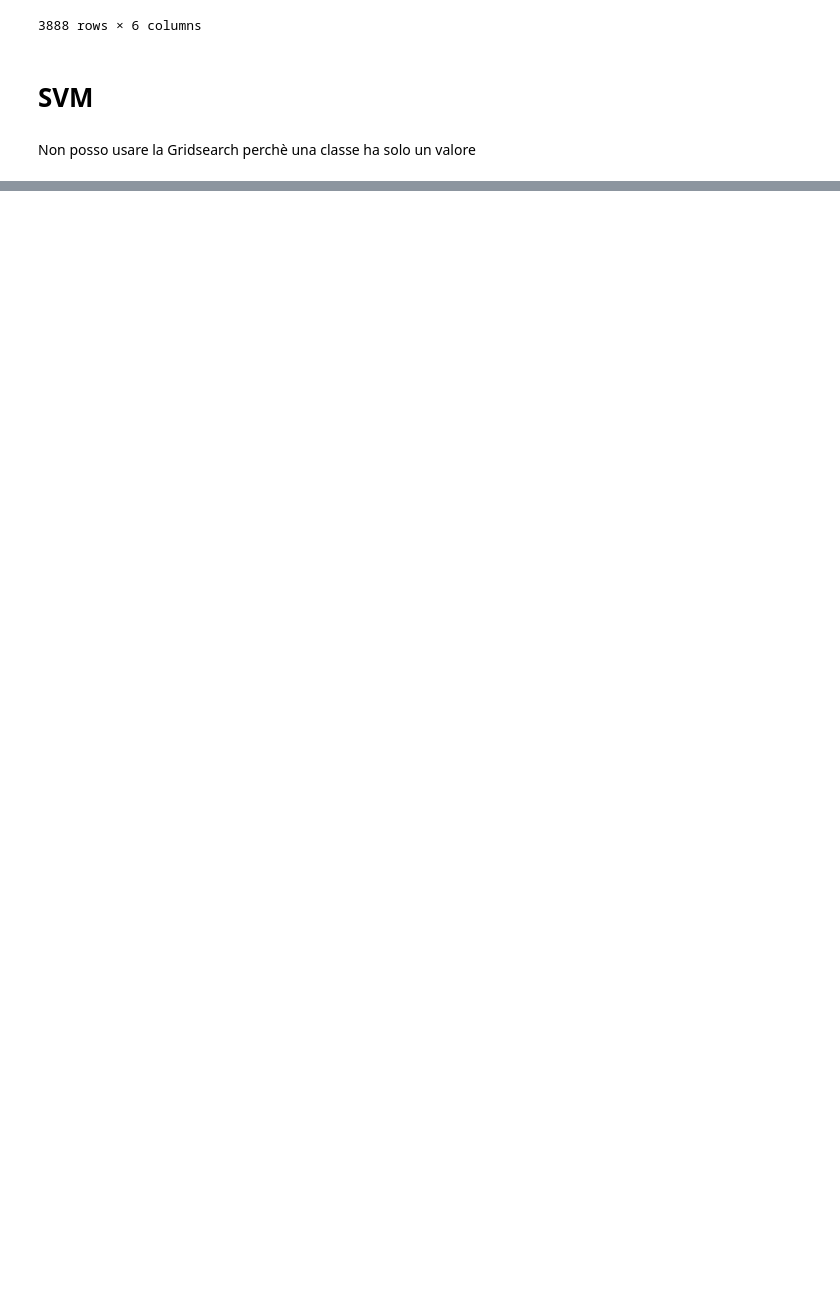
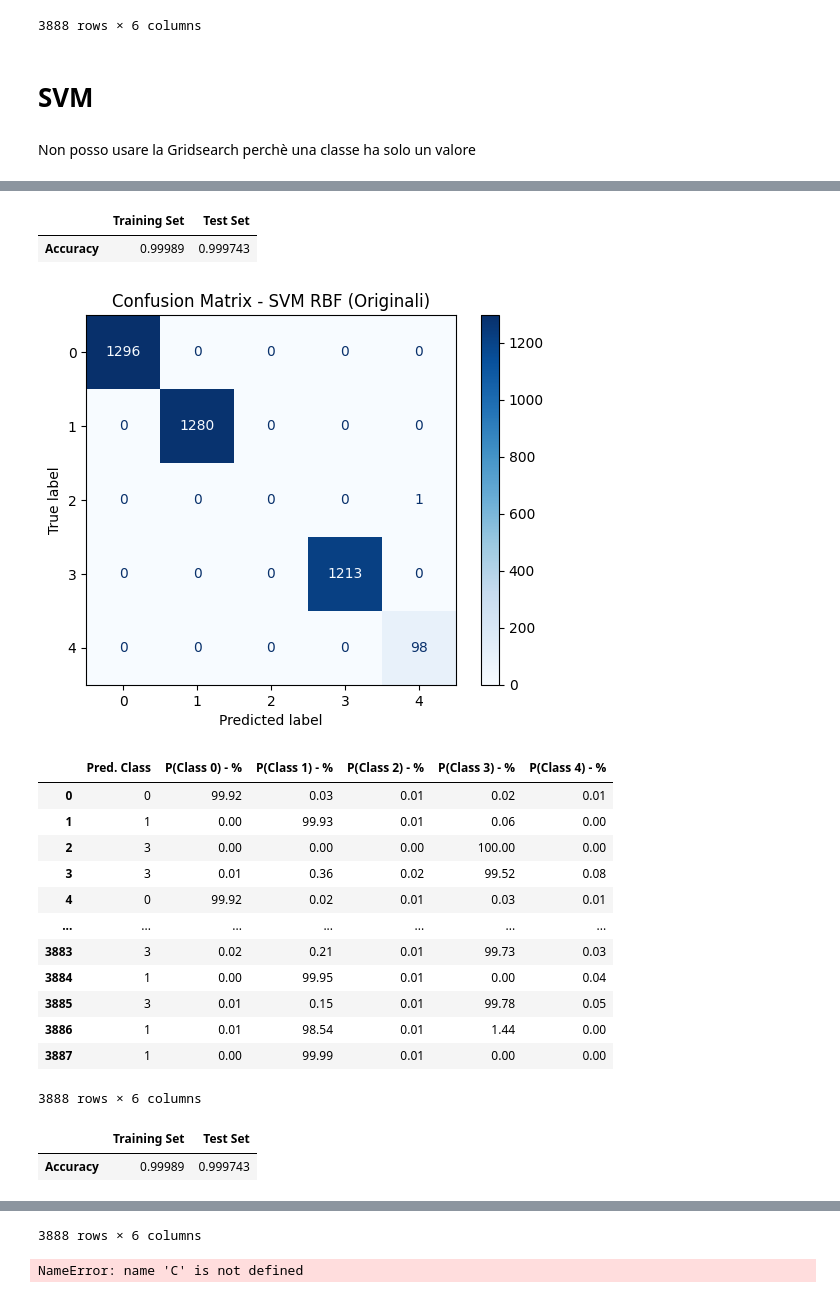
Before and after one commit to AlessioGiay/Progetto_MateIA, a Jupyter notebook: Progetto.ipynb, the cells around one changed output, grey strips where cells are left out. Drawn from its saved outputs; the diff is of its cells as text; code cells hidden in the pictures; blank space fills up the shorter version.

```diff
--- a/Progetto.ipynb
+++ b/Progetto.ipynb
@@ -398,0 +311,24 @@ plt.show()
+# %%
+svc_rbf = SVC(kernel = 'rbf', C = 2, gamma = 'scale', probability = True, random_state = 42)
+
+evaluate_and_plot(svc_rbf, X_trainval, y_trainval, X_test, y_test, name = "SVM RBF (Originali)")
+evaluate_and_plot(svc_rbf, X_trainval_pca, y_trainval, X_test_pca, y_test, name = "SVM RBF (PCA-ridotti)")
+# %% [output]
+|  | Training Set | Test Set |
+| Accuracy | 0.99989 | 0.999743 |
+[figure, added]
+|  | Pred. Class | P(Class 0) - % | P(Class 1) - % | P(Class 2) - % | P(Class 3) - % | P(Class 4) - % |
+| 0 | 0 | 99.92 | 0.03 | 0.01 | 0.02 | 0.01 |
+| 1 | 1 | 0.00 | 99.93 | 0.01 | 0.06 | 0.00 |
+| 2 | 3 | 0.00 | 0.00 | 0.00 | 100.00 | 0.00 |
+| 3 | 3 | 0.01 | 0.36 | 0.02 | 99.52 | 0.08 |
+| 4 | 0 | 99.92 | 0.02 | 0.01 | 0.03 | 0.01 |
+| ... | ... | ... | ... | ... | ... | ... |
+| 3883 | 3 | 0.02 | 0.21 | 0.01 | 99.73 | 0.03 |
+| 3884 | 1 | 0.00 | 99.95 | 0.01 | 0.00 | 0.04 |
+| 3885 | 3 | 0.01 | 0.15 | 0.01 | 99.78 | 0.05 |
+| 3886 | 1 | 0.01 | 98.54 | 0.01 | 1.44 | 0.00 |
+| 3887 | 1 | 0.00 | 99.99 | 0.01 | 0.00 | 0.00 |
+3888 rows × 6 columns
+|  | Training Set | Test Set |
+| Accuracy | 0.99989 | 0.999743 |
@@ -398,0 +348,43 @@ plt.show()
+3888 rows × 6 columns
+# %%
+#SVM non lineare sui dati ridotti dalla PCA
+
+# Inizializzazione SVM
+SVC(kernel='rbf', C=C, gamma=gamma, probability=True, random_state=42)
+
+# Addestramento SVM
+svm_rbf_1.fit(X_trainval_pca, y_trainval)
+svm_rbf_2.fit(X_trainval_pca, y_trainval)
+
+# Dataframe con accuratezza su training e test set (visualizzare con funzione 'display')
+df_svm_rbf_pca = pd.DataFrame({'acc. (C = 5)': [svm_rbf_1.score(X_trainval_pca, y_trainval), svm_rbf_1.score(X_test_pca, y_test)],
+                               'acc. (C = 1e2)': [svm_rbf_2.score(X_trainval_pca, y_trainval), svm_rbf_2.score(X_test_pca, y_test)]},
+                               index=['training_pca', 'test_pca'])
+display(df_svm_rbf_pca)
+
+plt.figure(figsize=(8, 6))
+plt.scatter(X_trainval_pca[:, 0], X_trainval_pca[:, 1], c=y_trainval, cmap=plt.cm.coolwarm, edgecolors='k', marker='o', s=50)
+plt.title('SVM con 5 Classi dopo PCA')
+plt.xlabel('PC1')
+plt.ylabel('PC2')
+plt.colorbar(label='Classe')
+plt.show()
+
+fig = plt.figure(figsize=(10, 8))
+ax = fig.add_subplot(111, projection='3d')
+
+# Scatter plot dei punti nel nuovo spazio ridotto
+scatter = ax.scatter(X_trainval_pca[:, 0], X_trainval_pca[:, 1], X_trainval_pca[:, 2], c=y_trainval, cmap=plt.cm.coolwarm, edgecolors='k', marker='o', s=50)
+
+# Aggiungere etichette agli assi
+ax.set_xlabel('PC1')
+ax.set_ylabel('PC2')
+ax.set_zlabel('PC3')
+ax.set_title('Visualizzazione SVM con 5 Classi in 3D')
+
+# Aggiungere la barra dei colori per le classi
+cbar = plt.colorbar(scatter, ax=ax, label='Classe')
+
+plt.show()
+# %% [output]
+NameError: name 'C' is not defined
```
Also changed, not shown: parts of 11 cells of this notebook.
